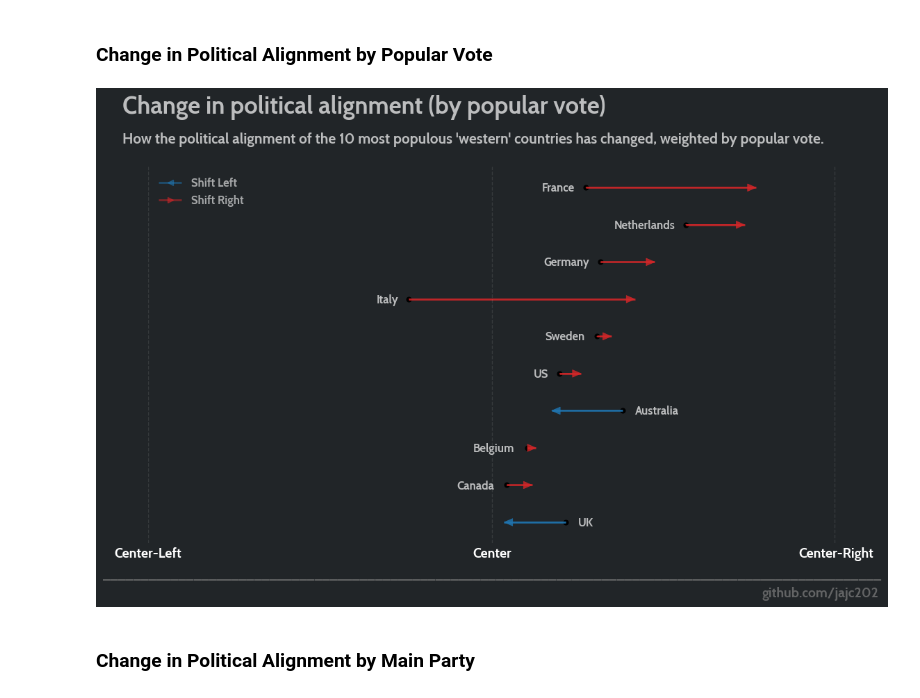
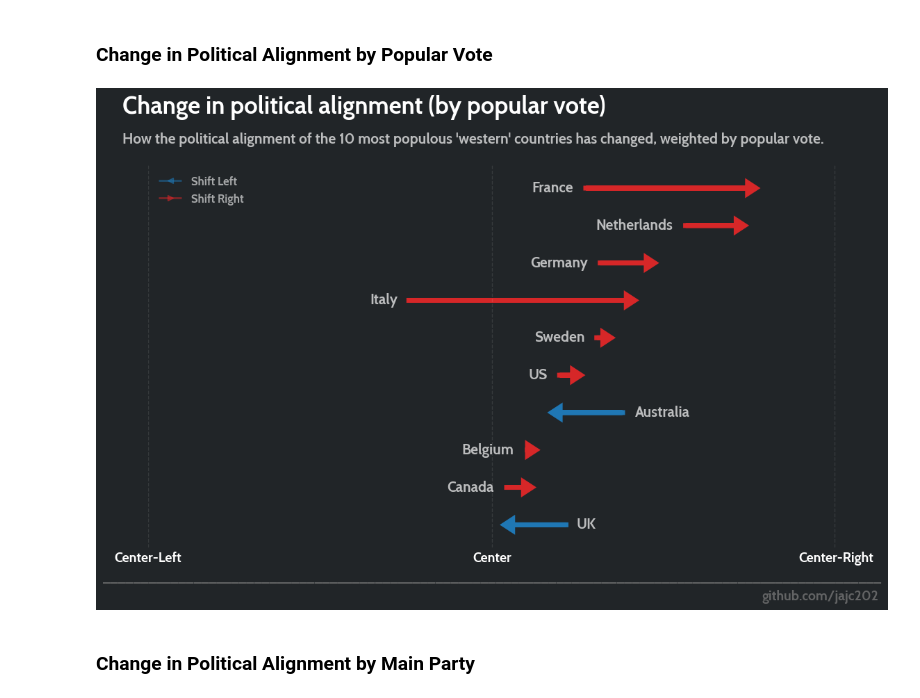
Before and after one commit to jajc202/PartiesInPower, a Jupyter notebook: 02. Code/02. Master Notebook/PiP_Master_Notebooks.ipynb, the cells around one changed output. Drawn from its saved outputs; the diff is of its cells as text; code cells hidden in the pictures.

Commit message:
Improved the aesthetics of graph 1 after viewinf it within the article

```diff
--- a/02. Code/02. Master Notebook/PiP_Master_Notebooks.ipynb
+++ b/02. Code/02. Master Notebook/PiP_Master_Notebooks.ipynb
@@ -174,25 +174,14 @@ for i in range(len(master_df)):
     line_color = left_shift_color if latest_score < prev_score else right_shift_color
 
     # Plot connecting line
-    ax.plot(
-        [prev_score, latest_score],
-        [country, country],
-        color=line_color,
-        linestyle="-",
-        linewidth=2,
-        alpha=0.8
-    )
-
-    # Plot previous score marker
-    ax.scatter(
-        prev_score,
-        country,
-        color=marker_edge_color,
-        s=25,
-        label="Previous Score" if i == 0 else "",
-        edgecolor=marker_edge_color,
-        linewidth=0.8
-    )
+    #ax.plot(
+    #    [prev_score, latest_score],
+    #    [country, country],
+    #    color=line_color,
+    #    linestyle="-",
+    #    linewidth=5,
+    #    alpha=0.8
+    #)
 
     # Add an arrow showing direction
     ax.arrow(
@@ -200,12 +189,24 @@ for i in range(len(master_df)):
         i,
         latest_score - prev_score,
         0,
-        head_width=0.2,
+        head_width=0.3,
         head_length=0.05,
+        linewidth=5,
         color=line_color,
-        alpha=0.8,
         length_includes_head=True
     )
+
+    # Plot previous score marker
+    #ax.scatter(
+    #    prev_score,
+    #    country,
+    #    color=marker_edge_color,
+    #    s=25,
+    #    label="Previous Score" if i == 0 else "",
+    #    edgecolor=marker_edge_color,
+    #    linewidth=1
+    #)
+
 
 # Add a vertical lines for -1, 0 and 1
 ax.axvline(0, color="white", linestyle="--", linewidth=1, alpha=0.1)
@@ -214,39 +215,39 @@ ax.axvline(1.99, color="white", linestyle="--", linewidth=1, alpha=0.1)
 
 # Add country labels
 # UK
-ax.text(x = 0.5, y = -0.1,
-    s = 'UK',fontsize = 12, color = 'white', alpha = .7, ha='left')
+ax.text(x = 0.49, y = -0.1,
+    s = 'UK',fontsize = 15, color = 'white', alpha = .7, ha='left')
 # Candada
-ax.text(x = -0.205, y = 0.9,
-    s = 'Canada',fontsize = 12, color = 'white', alpha = .7, ha='left')
+ax.text(x = -0.26, y = 0.9,
+    s = 'Canada',fontsize = 15, color = 'white', alpha = .7, ha='left')
 # Belgium
-ax.text(x = -0.11, y = 1.9,
-    s = 'Belgium',fontsize = 12, color = 'white', alpha = .7, ha='left')
+ax.text(x = -0.175, y = 1.9,
+    s = 'Belgium',fontsize = 15, color = 'white', alpha = .7, ha='left')
 # Australia
 ax.text(x = 0.83, y = 2.9,
-    s = 'Australia',fontsize = 12, color = 'white', alpha = .7, ha='left')
+    s = 'Australia',fontsize = 15, color = 'white', alpha = .7, ha='left')
 # US
-ax.text(x = 0.24, y = 3.9,
-    s = 'US',fontsize = 12, color = 'white', alpha = .7, ha='left')
+ax.text(x = 0.21, y = 3.9,
+    s = 'US',fontsize = 15, color = 'white', alpha = .7, ha='left')
 # Sweden
-ax.text(x = 0.31, y = 4.9,
-    s = 'Sweden',fontsize = 12, color = 'white', alpha = .7, ha='left')
+ax.text(x = 0.245, y = 4.9,
+    s = 'Sweden',fontsize = 15, color = 'white', alpha = .7, ha='left')
 # Italy
-ax.text(x = -0.67, y = 5.9,
-    s = 'Italy',fontsize = 12, color = 'white', alpha = .7, ha='left')
+ax.text(x = -0.71, y = 5.9,
+    s = 'Italy',fontsize = 15, color = 'white', alpha = .7, ha='left')
 # Germany
-ax.text(x = 0.3, y = 6.9,
-    s = 'Germany',fontsize = 12, color = 'white', alpha = .7, ha='left')
+ax.text(x = 0.225, y = 6.9,
+    s = 'Germany',fontsize = 15, color = 'white', alpha = .7, ha='left')
 # Netherlands
-ax.text(x = 0.71, y = 7.9,
-    s = 'Netherlands',fontsize = 12, color = 'white', alpha = .7, ha='left')
+ax.text(x = 0.605, y = 7.9,
+    s = 'Netherlands',fontsize = 15, color = 'white', alpha = .7, ha='left')
 # France
-ax.text(x = 0.29, y = 8.9,
-    s = 'France',fontsize = 12, color = 'white', alpha = .7, ha='left')
+ax.text(x = 0.23, y = 8.9,
+    s = 'France',fontsize = 15, color = 'white', alpha = .7, ha='left')
 
 # Add titles and various text
 # Title
-ax.text(x = -2.15, y = 11,fontsize = 25, color = 'white', alpha = .7, ha='left',
+ax.text(x = -2.15, y = 11,fontsize = 25, color = 'white', ha='left',
         s = 'Change in political alignment (by popular vote)')
 # Subtitle
 ax.text(x = -2.15, y = 10.2, fontsize = 15, color = 'white', alpha = .7, ha='left',
@@ -276,34 +277,34 @@ plt.xticks(ticks=list(x_tick_mapping.keys()), labels=list(x_tick_mapping.values(
 # Remove y-ticks
 plt.yticks([], [])
 
 # Improve aesthetics
 # Limit x-axis
 plt.xlim(-2, 2)
 # Remove xgrid lines
 plt.gca().xaxis.grid(False)
 # Remove extra spines
 sns.despine(left=True, bottom=True)
 # Adjust margins
 fig.tight_layout()
 fig.subplots_adjust(left=0.075, right=0.9)
 
 # Create legend
 # Create legend elements
 left_arrow = mlines.Line2D([], [], color=left_shift_color, marker='<', linestyle='-', linewidth=2, label="Shift Left")
 right_arrow = mlines.Line2D([], [], color=right_shift_color, marker='>', linestyle='-', linewidth=2, label="Shift Right")
 # Add legend to the plot
 leg = ax.legend(handles=[left_arrow, right_arrow], loc="upper left", fontsize=12, frameon=False)
 # Make legend arrows slightly transparent
 for lh in leg.legendHandles:
     lh.set_alpha(0.5)
 # Make legend text slightly transparent
 for ll in leg.texts:
     ll.set_alpha(0.6)
 
 # Show the plot
 plt.show()
 # %% [output]
-[figure, old version]
+[figure, new version]
 # %% [markdown]
 ### **Change in Political Alignment by Main Party**
 # %%
```
